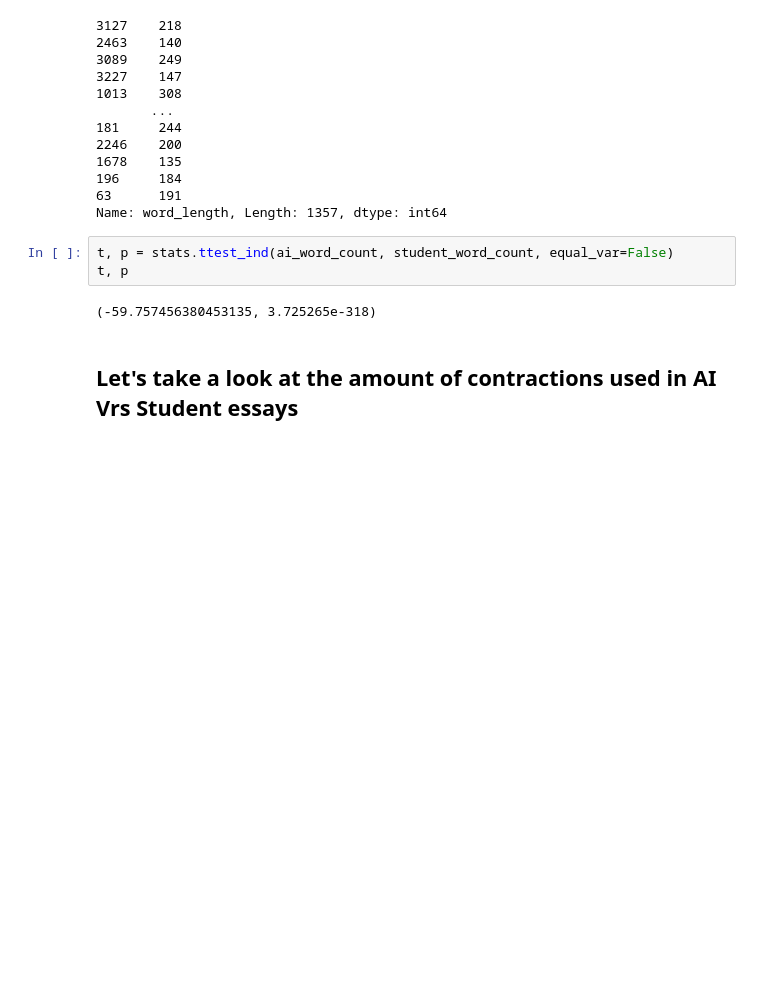
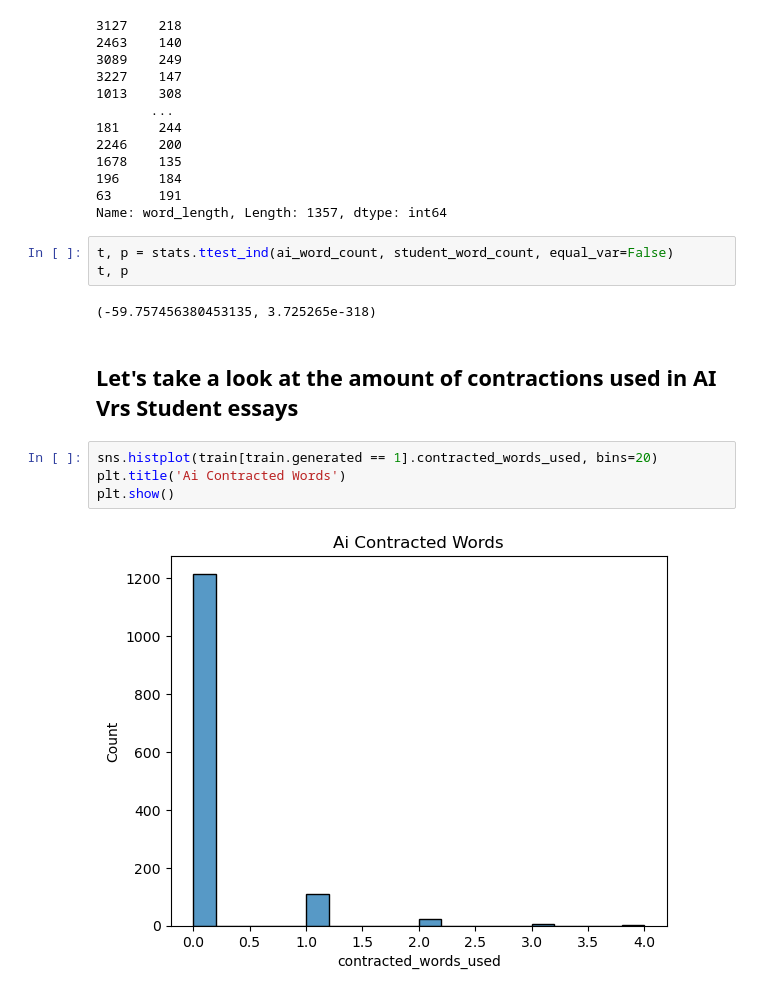
Before and after one commit to Garcia-Burch-NLP/AI-Buster, a Jupyter notebook: Josh/aquire_prep.ipynb, the cells around one changed output. Drawn from its saved outputs; the diff is of its cells as text; blank space fills up the shorter version.

Commit message:
visuals for contract words

```diff
--- a/Josh/aquire_prep.ipynb
+++ b/Josh/aquire_prep.ipynb
@@ -291,3 +291,9 @@ t, p
 (-59.757456380453135, 3.725265e-318)
 # %% [markdown]
 ## Let's take a look at the amount of contractions used in AI Vrs Student essays
+# %%
+sns.histplot(train[train.generated == 1].contracted_words_used, bins=20)
+plt.title('Ai Contracted Words')
+plt.show()
+# %% [output]
+[figure, added]
```
Also changed, not shown: parts of 2 cells of this notebook.
